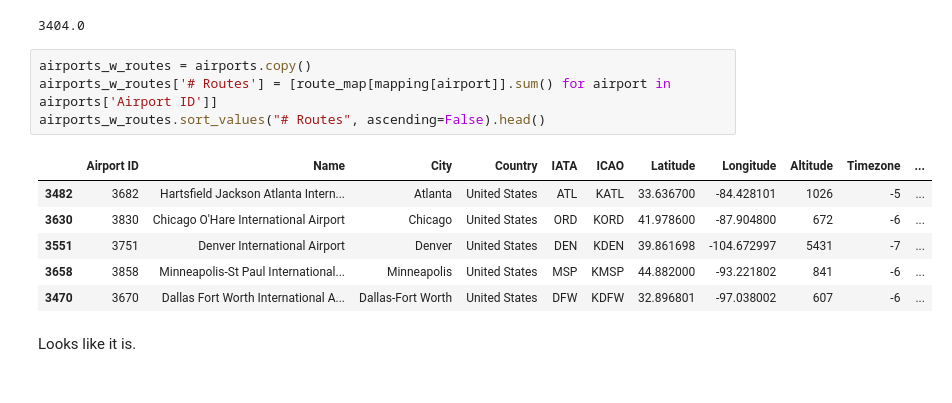
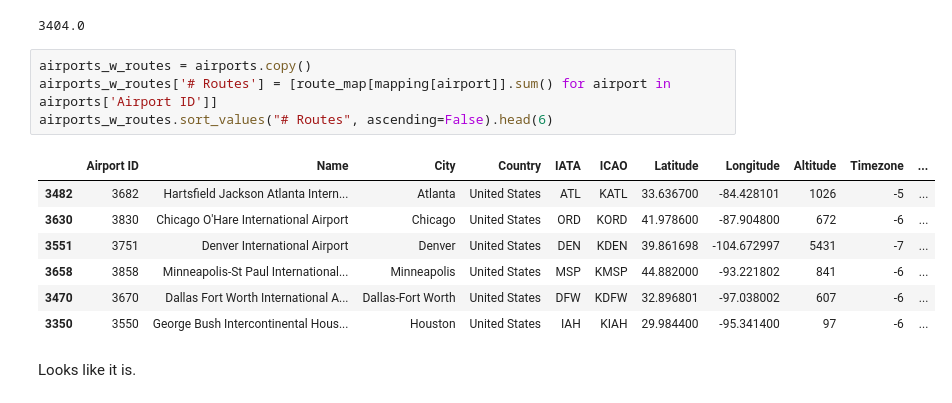
Before and after one commit to jmschrei/apricot, a Jupyter notebook: tutorials/Airport Selection.ipynb, the cells around one changed output. Cells and saved outputs as stored; diff of their text form.

```diff
--- a/tutorials/Airport Selection.ipynb
+++ b/tutorials/Airport Selection.ipynb
@@ -132,14 +134,15 @@ route_map.sum()
 # %%
 airports_w_routes = airports.copy()
 airports_w_routes['# Routes'] = [route_map[mapping[airport]].sum() for airport in airports['Airport ID']]
-airports_w_routes.sort_values("# Routes", ascending=False).head()
+airports_w_routes.sort_values("# Routes", ascending=False).head(6)
 # %% [output]
 |  | Airport ID | Name | City | Country | IATA | ICAO | Latitude | Longitude | Altitude | Timezone | ... |
 | 3482 | 3682 | Hartsfield Jackson Atlanta Intern... | Atlanta | United States | ATL | KATL | 33.636700 | -84.428101 | 1026 | -5 | ... |
 | 3630 | 3830 | Chicago O'Hare International Airport | Chicago | United States | ORD | KORD | 41.978600 | -87.904800 | 672 | -6 | ... |
 | 3551 | 3751 | Denver International Airport | Denver | United States | DEN | KDEN | 39.861698 | -104.672997 | 5431 | -7 | ... |
 | 3658 | 3858 | Minneapolis-St Paul International... | Minneapolis | United States | MSP | KMSP | 44.882000 | -93.221802 | 841 | -6 | ... |
 | 3470 | 3670 | Dallas Fort Worth International A... | Dallas-Fort Worth | United States | DFW | KDFW | 32.896801 | -97.038002 | 607 | -6 | ... |
+| 3350 | 3550 | George Bush Intercontinental Hous... | Houston | United States | IAH | KIAH | 29.984400 | -95.341400 | 97 | -6 | ... |
 # %% [markdown]
 Looks like it is.
 # %%
```
Also changed, not shown: parts of 10 cells of this notebook.
